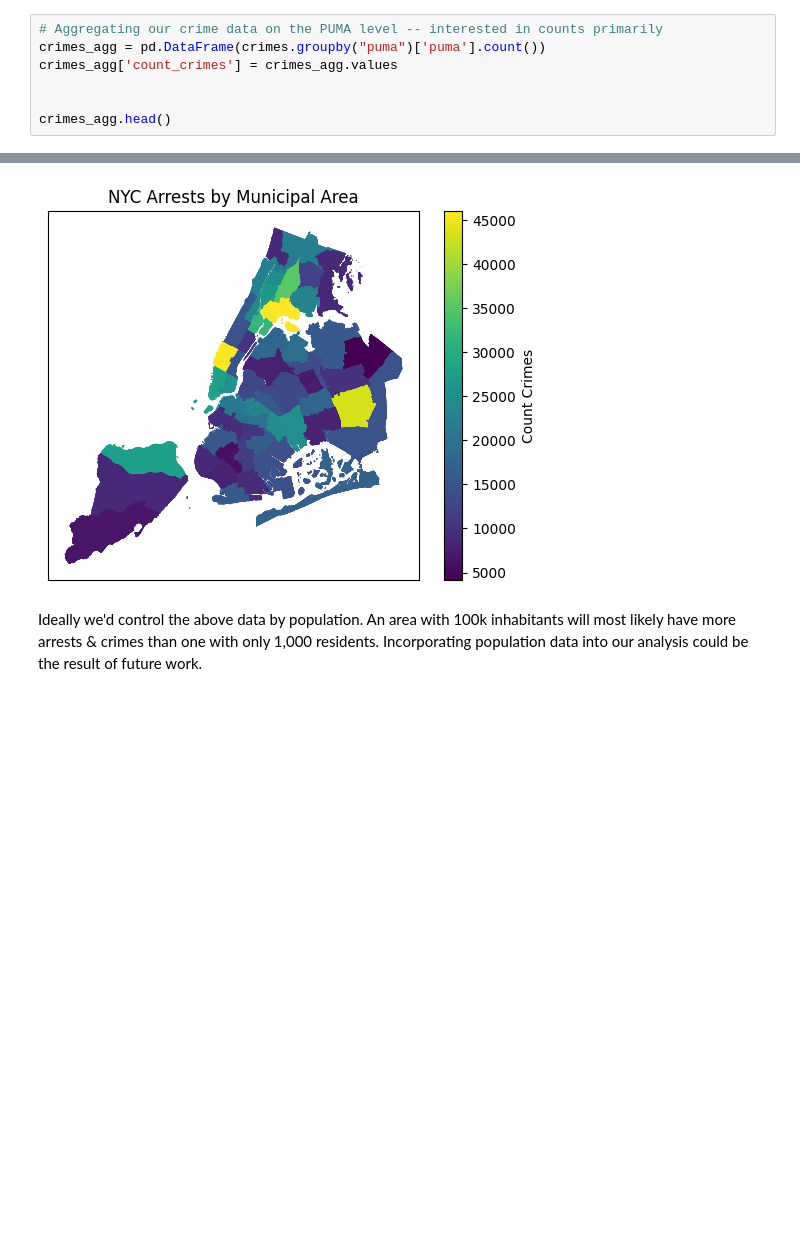
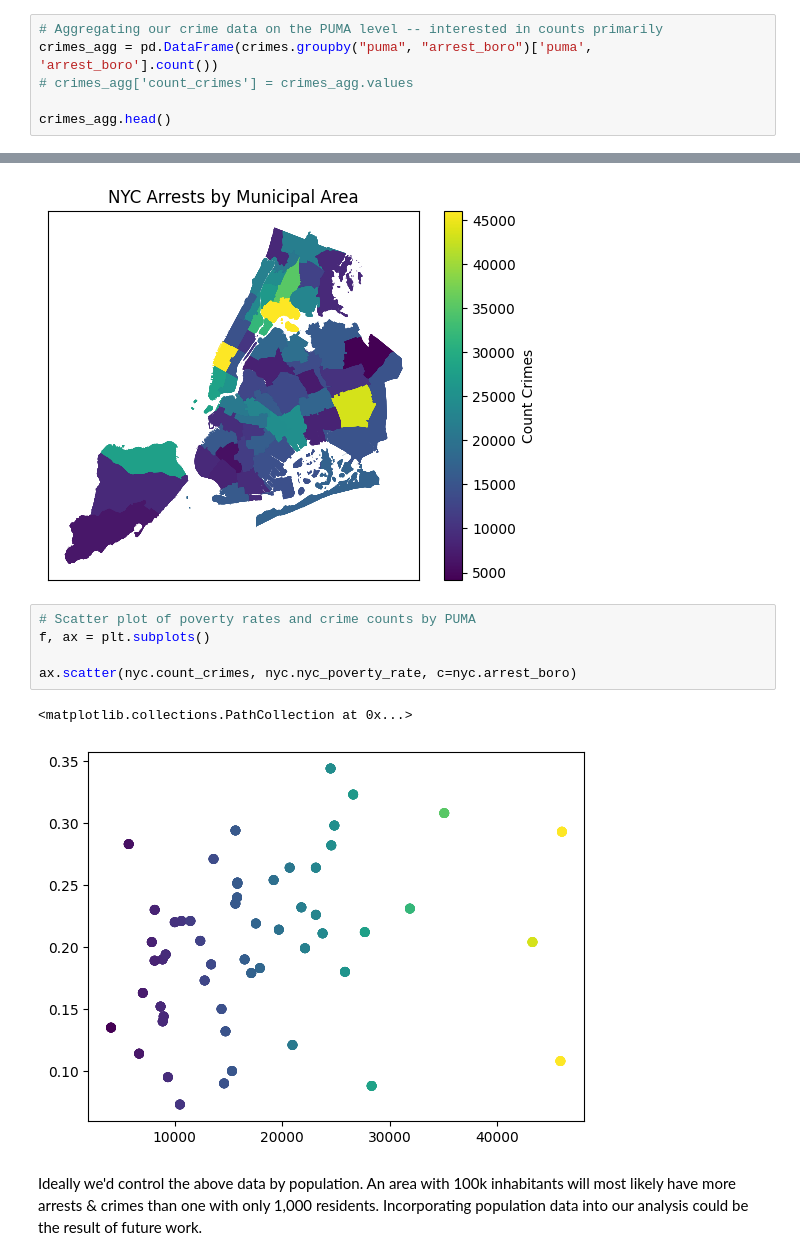
Before and after one commit to andrewbowen19/advancedProgrammingData602, a Jupyter notebook: src/project/final-project.ipynb, the cells around one changed output, grey strips where cells are left out. Saved outputs shown, nothing was run; the diff lists cells and outputs as text; blank space fills up the shorter version.

Commit message:
add crime - poverty by PUMA scatter

```diff
--- a/src/project/final-project.ipynb
+++ b/src/project/final-project.ipynb
@@ -263,8 +257,7 @@ Right CRS: GEOGCS["WGS84(DD)",DATUM["WGS84",SPHEROID["WGS84", ...
 # %%
 # Aggregating our crime data on the PUMA level -- interested in counts primarily
-crimes_agg = pd.DataFrame(crimes.groupby("puma")['puma'].count())
-crimes_agg['count_crimes'] = crimes_agg.values
-
+crimes_agg = pd.DataFrame(crimes.groupby("puma", "arrest_boro")['puma', 'arrest_boro'].count())
+# crimes_agg['count_crimes'] = crimes_agg.values
 
 crimes_agg.head()
 # %% [output]
@@ -302,6 +289,14 @@ ax.set_title("NYC Arrests by Municipal Area")
 # %% [output]
 Text(0.5, 1.0, 'NYC Arrests by Municipal Area')
 [figure]
+# %%
+# Scatter plot of poverty rates and crime counts by PUMA
+f, ax = plt.subplots()
+
+ax.scatter(nyc.count_crimes, nyc.nyc_poverty_rate, c=nyc.arrest_boro)
+# %% [output]
+<matplotlib.collections.PathCollection at 0x...>
+[figure, added]
 # %% [markdown]
 Ideally we'd control the above data by population. An area with 100k inhabitants will most likely have more arrests & crimes than one with only 1,000 residents. Incorporating population data into our analysis could be the result of future work.
 # %% [markdown]
```
Also changed, not shown: parts of 5 cells of this notebook.
